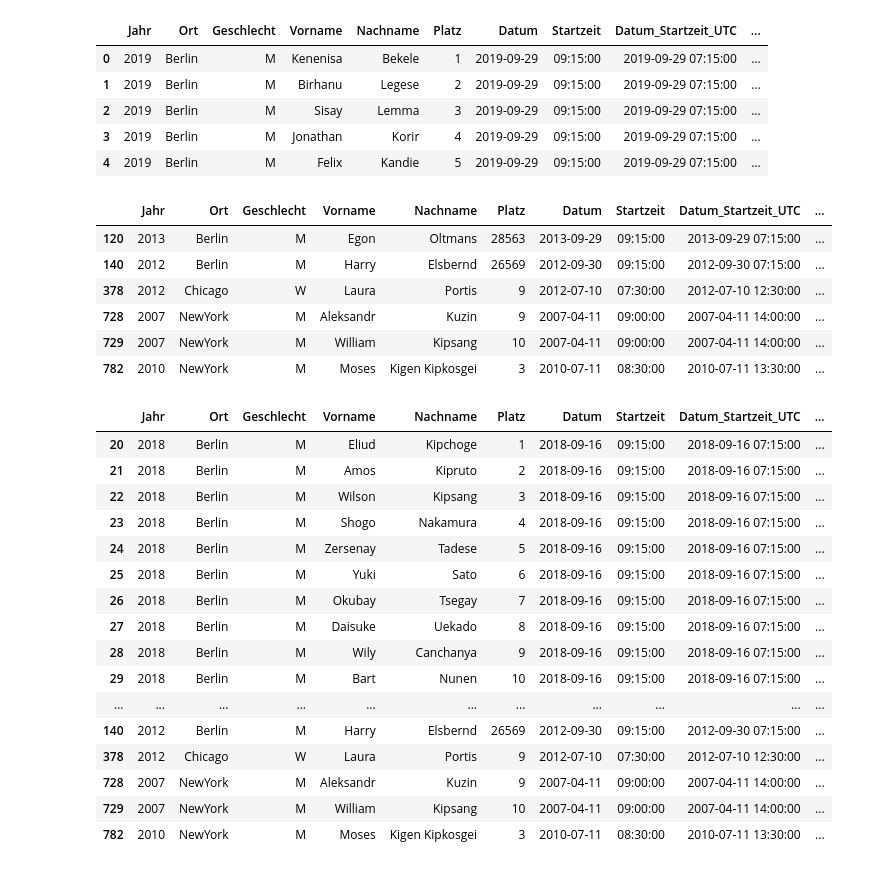
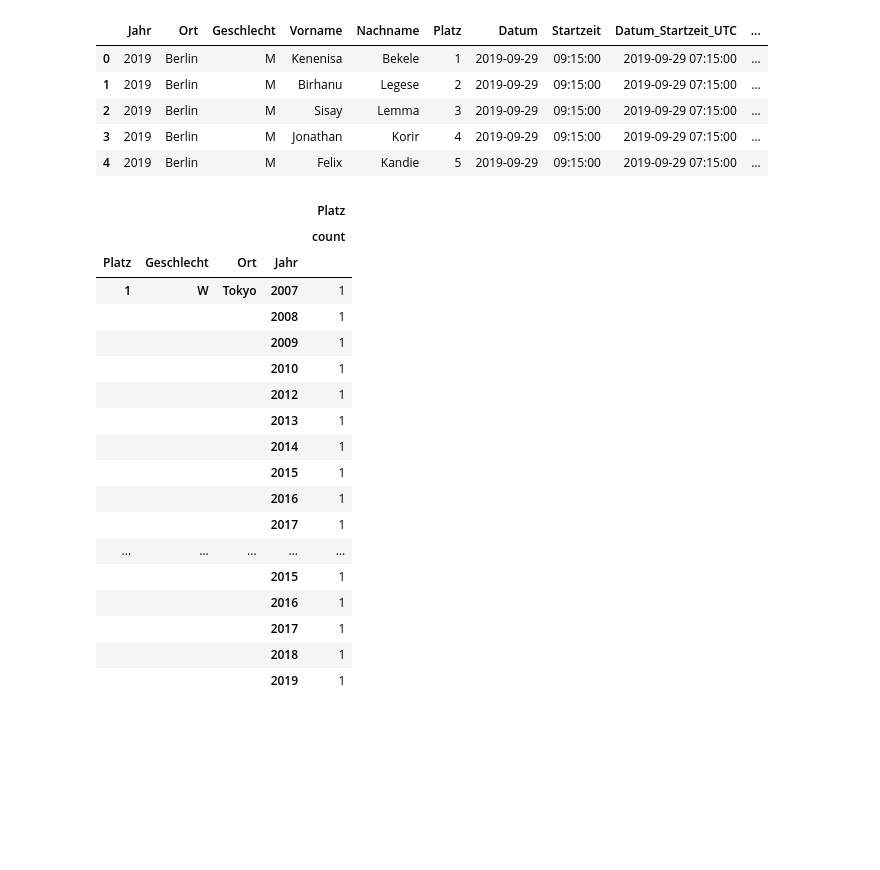
Before and after one commit to Wade-Sys/wma, a Jupyter notebook: Marathon/prepare_wmm_data_all.ipynb, the cells around one changed output. Cells and saved outputs as stored; diff of their text form; code cells hidden in the pictures; blank space fills up the shorter version.

```diff
--- a/Marathon/prepare_wmm_data_all.ipynb
+++ b/Marathon/prepare_wmm_data_all.ipynb
@@ -10,8 +10,8 @@ import time
 import os
 # %%
 # Pfad zu den harmonisierten Daten
-#data_path = '/home/paul/python_projects/masterthesis/wma/data/wmm_data/daten_wmm_all_harm.csv'
-data_path = '/home/paul/python_projects/masterthesis/data/wmm_data/daten_wmm_all_harm.csv'
+data_path = '/home/paul/python_projects/masterthesis/wma/data/wmm_data/daten_wmm_all_harm.csv'
+#data_path = '/home/paul/python_projects/masterthesis/data/wmm_data/daten_wmm_all_harm.csv'
 # %%
 # Daten einlesen
 df_data_csv = pd.DataFrame(pd.read_csv(data_path,
@@ -474,45 +474,35 @@ df_data_5.head()
 | 2 | 2019 | Berlin | M | Sisay | Lemma | 3 | 2019-09-29 | 09:15:00 | 2019-09-29 07:15:00 | ... |
 | 3 | 2019 | Berlin | M | Jonathan | Korir | 4 | 2019-09-29 | 09:15:00 | 2019-09-29 07:15:00 | ... |
 | 4 | 2019 | Berlin | M | Felix | Kandie | 5 | 2019-09-29 | 09:15:00 | 2019-09-29 07:15:00 | ... |
-# %%
-#df_data_5.info()
-df_data_5[
-    (df_data_5['S_KM_5'] == df_data_5['S_KM_10'])
-    | (df_data_5['S_KM_10'] == df_data_5['S_KM_15'])
-    | (df_data_5['S_KM_15'] == df_data_5['S_KM_20'])
-    #& (df_data_5['S_KM_20'] == df_data_5['S_KM_HM'])
-    #& (df_data_5['S_KM_HM'] == df_data_5['S_KM_25'])
-    | (df_data_5['S_KM_20'] == df_data_5['S_KM_25'])
-    | (df_data_5['S_KM_25'] == df_data_5['S_KM_30'])
-    | (df_data_5['S_KM_30'] == df_data_5['S_KM_35'])
-    | (df_data_5['S_KM_35'] == df_data_5['S_KM_40'])
-    #& (df_data_5['S_KM_40'] == df_data_5['S_KM_10'])
-]
-# %% [output]
-|  | Jahr | Ort | Geschlecht | Vorname | Nachname | Platz | Datum | Startzeit | Datum_Startzeit_UTC | ... |
-| 120 | 2013 | Berlin | M | Egon | Oltmans | 28563 | 2013-09-29 | 09:15:00 | 2013-09-29 07:15:00 | ... |
-| 140 | 2012 | Berlin | M | Harry | Elsbernd | 26569 | 2012-09-30 | 09:15:00 | 2012-09-30 07:15:00 | ... |
-| 378 | 2012 | Chicago | W | Laura | Portis | 9 | 2012-07-10 | 07:30:00 | 2012-07-10 12:30:00 | ... |
-| 728 | 2007 | NewYork | M | Aleksandr | Kuzin | 9 | 2007-04-11 | 09:00:00 | 2007-04-11 14:00:00 | ... |
-| 729 | 2007 | NewYork | M | William | Kipsang | 10 | 2007-04-11 | 09:00:00 | 2007-04-11 14:00:00 | ... |
-| 782 | 2010 | NewYork | M | Moses | Kigen Kipkosgei | 3 | 2010-07-11 | 08:30:00 | 2010-07-11 13:30:00 | ... |
+# %%
+# Platzierung anpassen:
+# Berlin: Anpassung der Platzierung der Frauen, da beim Berlin-Marathon keine geschlechtspezifische Platzierung gibt.
+# Tokyo: Verschiebung im Jahr 2011, da die Erstplatzierte im Jahre 2012 disqualifiziert wurde. https://de.wikipedia.org/wiki/Tatjana_Alexejewna_Arjassowa
+# https://worldathletics.org/athletes/russia/tatyana-aryasova-14298087?competitorid=tatyana-aryasova-14298087&competitorid=tatyana-aryasova-14298087&competitorid=tatyana-aryasova-14298087&competitorid=tatyana-aryasova-14298087&counrty=russia&counrty=russia&counrty=russia&counrty=russia&competitorid=tatyana-aryasova-14298087&counrty=russia
+df_data_5.loc[(df_data_5.Geschlecht == 'W') & (df_data_5.Ort == 'Tokyo')].groupby(['Platz','Geschlecht','Ort', 'Jahr'], as_index=True).agg(
+    {
+        'Platz':['count'] #,'max','min']
+    }
+)
+# %% [output]
+|  |  |  |  | Platz |
+|  |  |  |  | count |
+| Platz | Geschlecht | Ort | Jahr |  |
+| 1 | W | Tokyo | 2007 | 1 |
+|  |  |  | 2008 | 1 |
+|  |  |  | 2009 | 1 |
+|  |  |  | 2010 | 1 |
+|  |  |  | 2012 | 1 |
+|  |  |  | 2013 | 1 |
+|  |  |  | 2014 | 1 |
+|  |  |  | 2015 | 1 |
+|  |  |  | 2016 | 1 |
+|  |  |  | 2017 | 1 |
+| ... | ... | ... | ... | ... |
+|  |  |  | 2015 | 1 |
+|  |  |  | 2016 | 1 |
+|  |  |  | 2017 | 1 |
+|  |  |  | 2018 | 1 |
+|  |  |  | 2019 | 1 |
 # %%
-df_data_5[df_data_5.isin([0.0]).any(axis=1)]
+#df_data_5[df_data_5.isin([0.0]).any(axis=1)]
-# %% [output]
-|  | Jahr | Ort | Geschlecht | Vorname | Nachname | Platz | Datum | Startzeit | Datum_Startzeit_UTC | ... |
-| 20 | 2018 | Berlin | M | Eliud | Kipchoge | 1 | 2018-09-16 | 09:15:00 | 2018-09-16 07:15:00 | ... |
-| 21 | 2018 | Berlin | M | Amos | Kipruto | 2 | 2018-09-16 | 09:15:00 | 2018-09-16 07:15:00 | ... |
-| 22 | 2018 | Berlin | M | Wilson | Kipsang | 3 | 2018-09-16 | 09:15:00 | 2018-09-16 07:15:00 | ... |
-| 23 | 2018 | Berlin | M | Shogo | Nakamura | 4 | 2018-09-16 | 09:15:00 | 2018-09-16 07:15:00 | ... |
-| 24 | 2018 | Berlin | M | Zersenay | Tadese | 5 | 2018-09-16 | 09:15:00 | 2018-09-16 07:15:00 | ... |
-| 25 | 2018 | Berlin | M | Yuki | Sato | 6 | 2018-09-16 | 09:15:00 | 2018-09-16 07:15:00 | ... |
-| 26 | 2018 | Berlin | M | Okubay | Tsegay | 7 | 2018-09-16 | 09:15:00 | 2018-09-16 07:15:00 | ... |
-| 27 | 2018 | Berlin | M | Daisuke | Uekado | 8 | 2018-09-16 | 09:15:00 | 2018-09-16 07:15:00 | ... |
-| 28 | 2018 | Berlin | M | Wily | Canchanya | 9 | 2018-09-16 | 09:15:00 | 2018-09-16 07:15:00 | ... |
-| 29 | 2018 | Berlin | M | Bart | Nunen | 10 | 2018-09-16 | 09:15:00 | 2018-09-16 07:15:00 | ... |
-| ... | ... | ... | ... | ... | ... | ... | ... | ... | ... | ... |
-| 140 | 2012 | Berlin | M | Harry | Elsbernd | 26569 | 2012-09-30 | 09:15:00 | 2012-09-30 07:15:00 | ... |
-| 378 | 2012 | Chicago | W | Laura | Portis | 9 | 2012-07-10 | 07:30:00 | 2012-07-10 12:30:00 | ... |
-| 728 | 2007 | NewYork | M | Aleksandr | Kuzin | 9 | 2007-04-11 | 09:00:00 | 2007-04-11 14:00:00 | ... |
-| 729 | 2007 | NewYork | M | William | Kipsang | 10 | 2007-04-11 | 09:00:00 | 2007-04-11 14:00:00 | ... |
-| 782 | 2010 | NewYork | M | Moses | Kigen Kipkosgei | 3 | 2010-07-11 | 08:30:00 | 2010-07-11 13:30:00 | ... |
```
Also changed, not shown: parts of 2 cells of this notebook, 4 other files.
